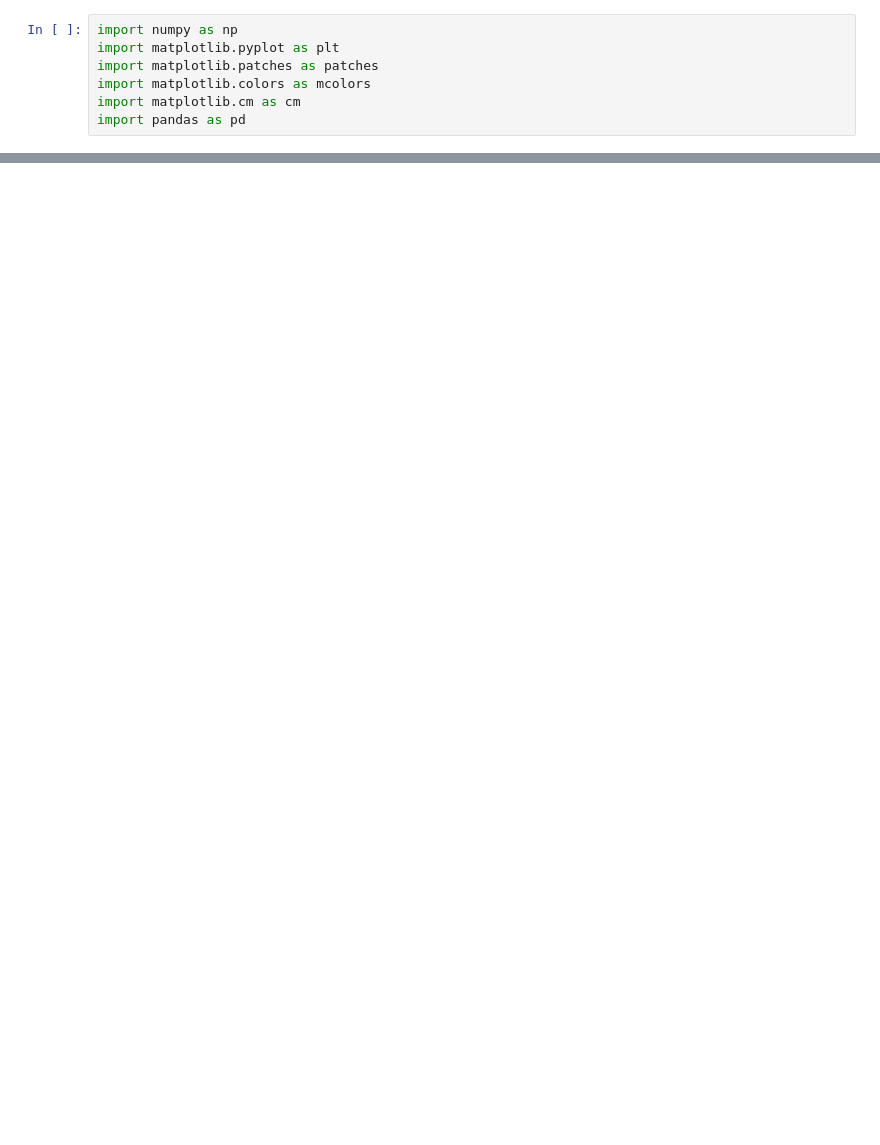
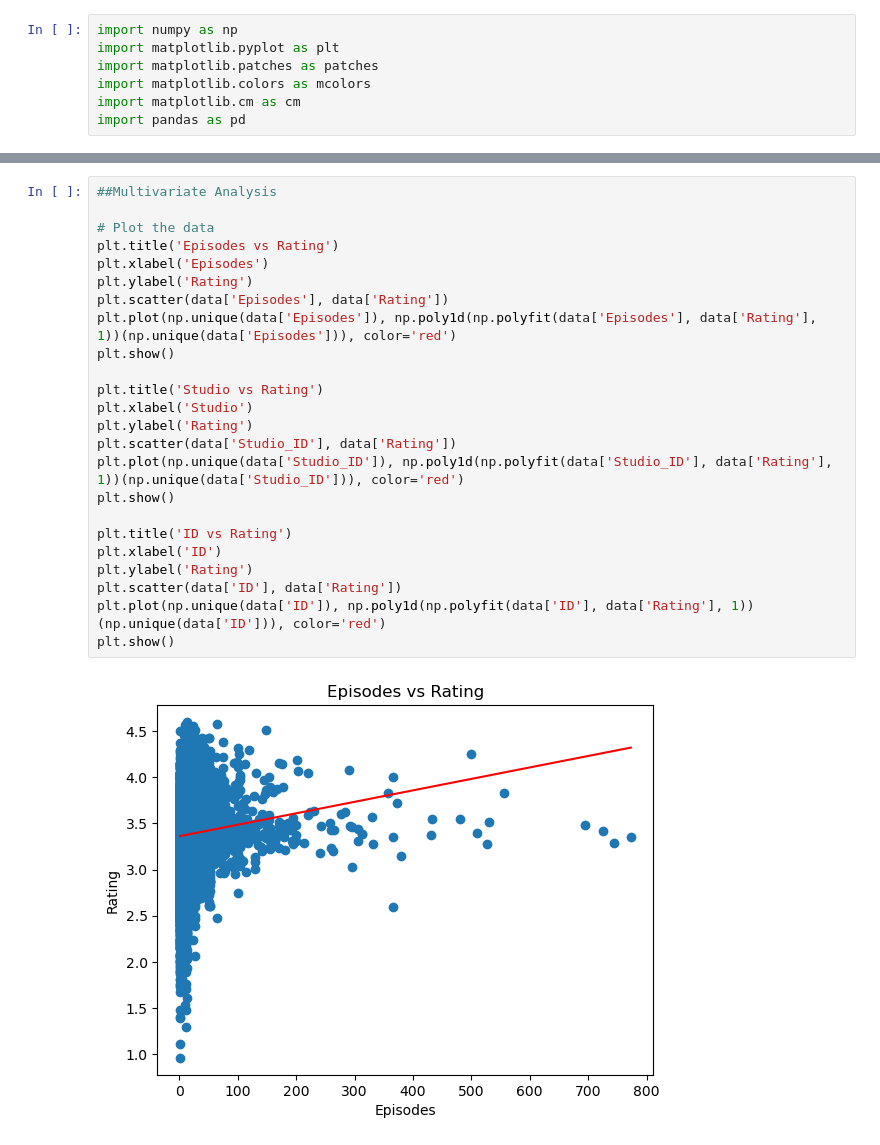
Before and after one commit to D00237535/DAV_CA, a Jupyter notebook: DAV.ipynb, the cells around one changed output, grey strips where cells are left out. Saved outputs shown, nothing was run; the diff lists cells and outputs as text; blank space fills up the shorter version.

Commit message:
Added another CSV for testing and created graphs

```diff
--- a/DAV.ipynb
+++ b/DAV.ipynb
@@ -71,0 +117,26 @@ plt.show()
+# %%
+##Multivariate Analysis
+
+# Plot the data
+plt.title('Episodes vs Rating')
+plt.xlabel('Episodes')
+plt.ylabel('Rating')
+plt.scatter(data['Episodes'], data['Rating'])
+plt.plot(np.unique(data['Episodes']), np.poly1d(np.polyfit(data['Episodes'], data['Rating'], 1))(np.unique(data['Episodes'])), color='red')
+plt.show()
+
+plt.title('Studio vs Rating')
+plt.xlabel('Studio')
+plt.ylabel('Rating')
+plt.scatter(data['Studio_ID'], data['Rating'])
+plt.plot(np.unique(data['Studio_ID']), np.poly1d(np.polyfit(data['Studio_ID'], data['Rating'], 1))(np.unique(data['Studio_ID'])), color='red')
+plt.show()
+
+plt.title('ID vs Rating')
+plt.xlabel('ID')
+plt.ylabel('Rating')
+plt.scatter(data['ID'], data['Rating'])
+plt.plot(np.unique(data['ID']), np.poly1d(np.polyfit(data['ID'], data['Rating'], 1))(np.unique(data['ID'])), color='red')
+plt.show()
+# %% [output]
+[figure, added]
```
Also changed, not shown: parts of 4 cells of this notebook, 1 other file.
